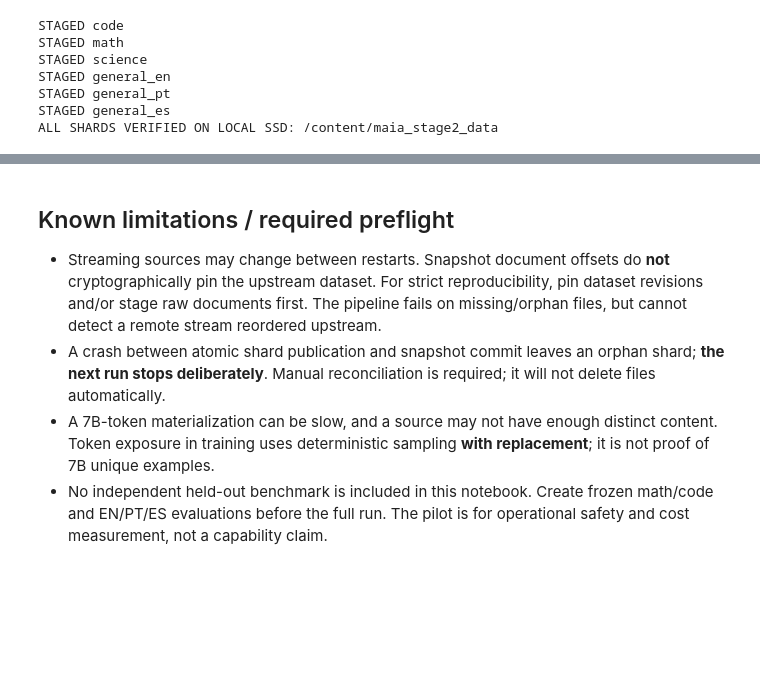
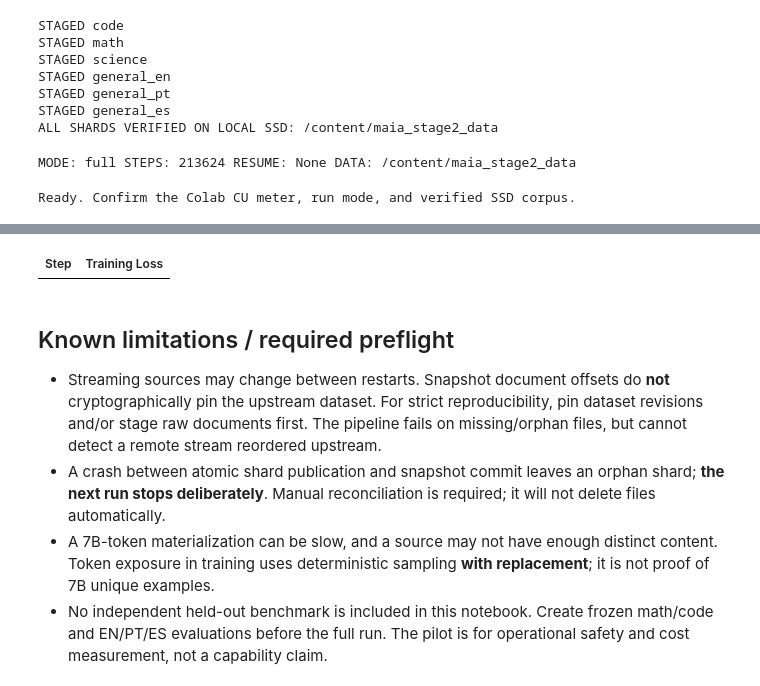
Before and after one commit to souzamonteiro/maia-lite, a Jupyter notebook: notebooks/Maia_Lite_Stage2_CPT_CPU_A100_corrigido_v2.ipynb, the cells around one changed output, grey strips where cells are left out. Cells and saved outputs as stored; diff of their text form; code cells hidden in the pictures; blank space fills up the shorter version.

```diff
--- a/notebooks/Maia_Lite_Stage2_CPT_CPU_A100_corrigido_v2.ipynb
+++ b/notebooks/Maia_Lite_Stage2_CPT_CPU_A100_corrigido_v2.ipynb
@@ -489,7 +489,7 @@ class StableDataset(Dataset):
         ids=np.asarray(self.arrays[name][k][start:start+SEQ],dtype=np.int64).copy()
         return {'input_ids':torch.from_numpy(ids),'labels':torch.from_numpy(ids.copy())}
 
-RUN_MODE='pilot'  # 'pilot' or 'full'. Full is an INDEPENDENT run, not a changed pilot scheduler.
+RUN_MODE='full'  # 'pilot' or 'full'. Full is an INDEPENDENT run, not a changed pilot scheduler.
 assert RUN_MODE in ('pilot','full')
 MAX_STEPS=1000 if RUN_MODE=='pilot' else TARGET_STEPS
 RUN_DIR=STAGE/'checkpoints'/RUN_MODE
@@ -517,6 +517,8 @@ assert sum(p.numel() for p in model.parameters())==354823168
 model.config.use_cache=False
 train_dataset=StableDataset(LOCAL,meta,MAX_STEPS)
 print('MODE:',RUN_MODE,'STEPS:',MAX_STEPS,'RESUME:',resume,'DATA:',LOCAL)
+# %% [output]
+MODE: full STEPS: 213624 RESUME: None DATA: /content/maia_stage2_data
 # %%
 # CELL 8 — TRAINER + SAFE APPROVAL (do not edit original checkpoint)
 from transformers import TrainerCallback
@@ -537,9 +539,11 @@ args=TrainingArguments(
     dataloader_drop_last=True,seed=SEED,data_seed=SEED,ignore_data_skip=False)
 trainer=Trainer(model=model,args=args,train_dataset=train_dataset,callbacks=[RuntimeMetrics()])
 print('Ready. Confirm the Colab CU meter, run mode, and verified SSD corpus.')
+# %% [output]
+Ready. Confirm the Colab CU meter, run mode, and verified SSD corpus.
 # %%
 # CELL 9 — EXPLICIT TRAIN GATE
-APPROVE_TRAINING=False  # Set True only after pilot checks
+APPROVE_TRAINING=True  # Set True only after pilot checks
 assert APPROVE_TRAINING,'Training is intentionally disabled until explicit approval'
 marker=RUN_DIR/'RUN_STARTED'
 if not marker.exists():
@@ -555,3 +559,4 @@ print('Session hours:',dt/3600,'Steps/s:',(trainer.state.global_step-s0)/max(dt,
 print('Tokens exposed this session:',(trainer.state.global_step-s0)*TOKENS_PER_STEP)
 print('Full-state checkpoints on Drive:',RUN_DIR)
 print('IMPORTANT: Verify optimizer, scheduler, RNG, Trainer state and model files before stopping.')
+# %% [output]
@@ -558,3 +564,4 @@ print('IMPORTANT: Verify optimizer, scheduler, RNG, Trainer state and model file
+| Step | Training Loss |
 # %% [markdown]
 ## Known limitations / required preflight
 
```
Also changed, not shown: parts of 2 cells of this notebook.
